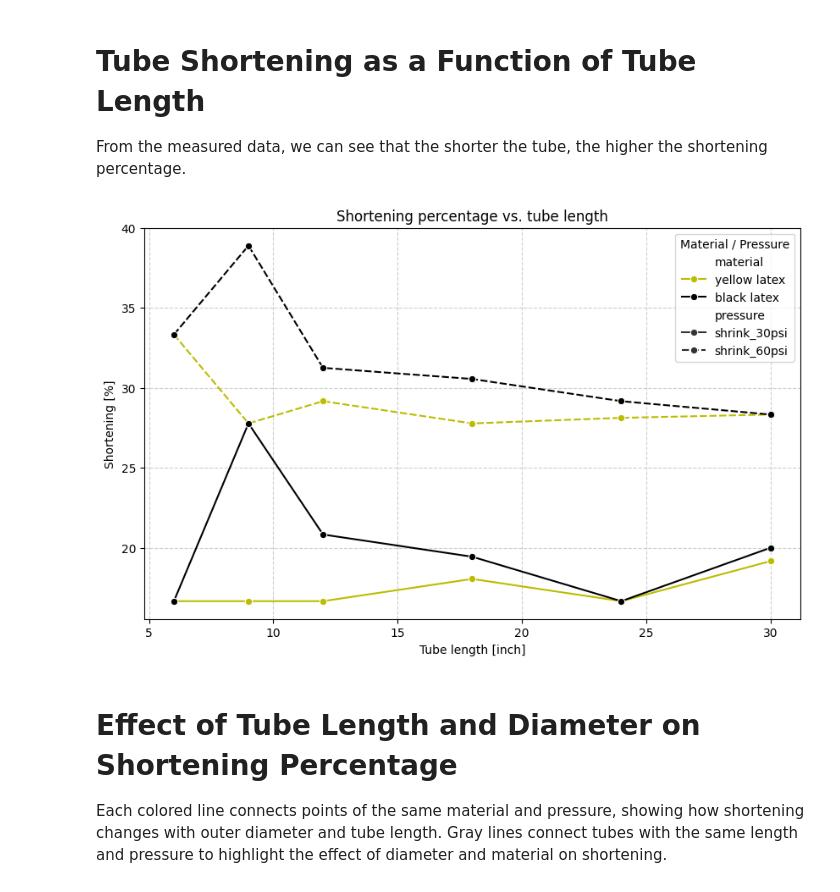
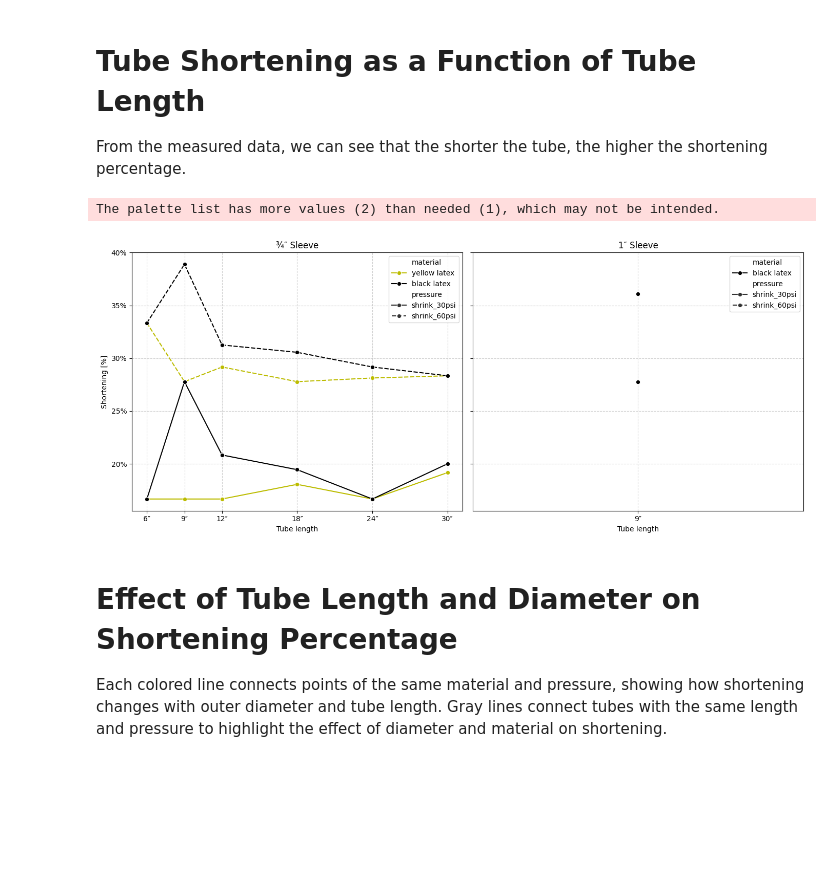
Before and after one commit to matousek11/exoskeleton-charts, a Jupyter notebook: tube-charts.ipynb, the cells around one changed output. Cells and saved outputs as stored; diff of their text form; code cells hidden in the pictures; blank space fills up the shorter version.

```diff
--- a/tube-charts.ipynb
+++ b/tube-charts.ipynb
@@ -73,24 +186,73 @@ plt.show()
 From the measured data, we can see that the shorter the tube, the higher the shortening percentage.
 # %%
 # --- Line chart: Shortening percentage vs tube length ---
-plt.figure(figsize=(10,6))
+from fractions import Fraction
+import matplotlib.ticker as mtick
+import matplotlib.pyplot as plt
+import seaborn as sns
+
+# Split data by sleeve diameter
+df_34 = df_melt[df_melt["sleeve_diameter"] == 0.75]
+df_1 = df_melt[df_melt["sleeve_diameter"] == 1.0]
+
+# Create two subplots side by side
+fig, axes = plt.subplots(1, 2, figsize=(14, 6), sharey=True)
+
+# --- Formatter for fractional inches ---
+def frac_formatter(x, pos):
+    frac = Fraction(x).limit_denominator(8)
+    if frac.denominator == 1:
+        return f"{frac.numerator}″"
+    else:
+        return f"{frac.numerator}/{frac.denominator}″"
+
+# --- Get unique x-ticks from data ---
+x_ticks_34 = sorted(df_34["length_nominal"].unique())
+x_ticks_1 = sorted(df_1["length_nominal"].unique())
+
+# --- 3/4 inch sleeves ---
 sns.lineplot(
-    data=df_melt,
+    data=df_34,
     x="length_nominal",
     y="shrink_percent",
     hue="material",
     style="pressure",
     marker="o",
-    palette=color_pallete
+    palette=color_pallete,
+    ax=axes[0]
 )
-plt.title("Shortening percentage vs. tube length")
-plt.xlabel("Tube length [inch]")
-plt.ylabel("Shortening [%]")
-plt.legend(title="Material / Pressure")
-plt.grid(True, linestyle="--", alpha=0.6)
+axes[0].set_xticks(x_ticks_34)                     # force x-ticks to match data
+axes[0].xaxis.set_major_formatter(mtick.FuncFormatter(frac_formatter))
+axes[0].yaxis.set_major_formatter(mtick.FuncFormatter(lambda y, _: f"{y:.0f}%"))
+axes[0].set_title("¾″ Sleeve")
+axes[0].set_xlabel("Tube length")
+axes[0].set_ylabel("Shortening [%]")
+axes[0].grid(True, linestyle="--", alpha=0.6)
+
+# --- 1 inch sleeves ---
+sns.lineplot(
+    data=df_1,
+    x="length_nominal",
+    y="shrink_percent",
+    hue="material",
+    style="pressure",
+    marker="o",
+    palette=single_value_color_pallete,
+    ax=axes[1]
+)
+axes[1].set_xticks(x_ticks_1)                     # force x-ticks to match data
+axes[1].xaxis.set_major_formatter(mtick.FuncFormatter(frac_formatter))
+axes[1].yaxis.set_major_formatter(mtick.FuncFormatter(lambda y, _: f"{y:.0f}%"))
+axes[1].set_title("1″ Sleeve")
+axes[1].set_xlabel("Tube length")
+axes[1].set_ylabel("")  # shared y-axis
+axes[1].grid(True, linestyle="--", alpha=0.6)
+
+plt.tight_layout()
 plt.show()
 # %% [output]
+The palette list has more values (2) than needed (1), which may not be intended.
-[figure, old version]
+[figure, new version]
 # %% [markdown]
 # Effect of Tube Length and Diameter on Shortening Percentage
 Each colored line connects points of the same material and pressure, showing how shortening changes with outer diameter and tube length. Gray lines connect tubes with the same length and pressure to highlight the effect of diameter and material on shortening.
```
Also changed, not shown: parts of 6 cells of this notebook.
